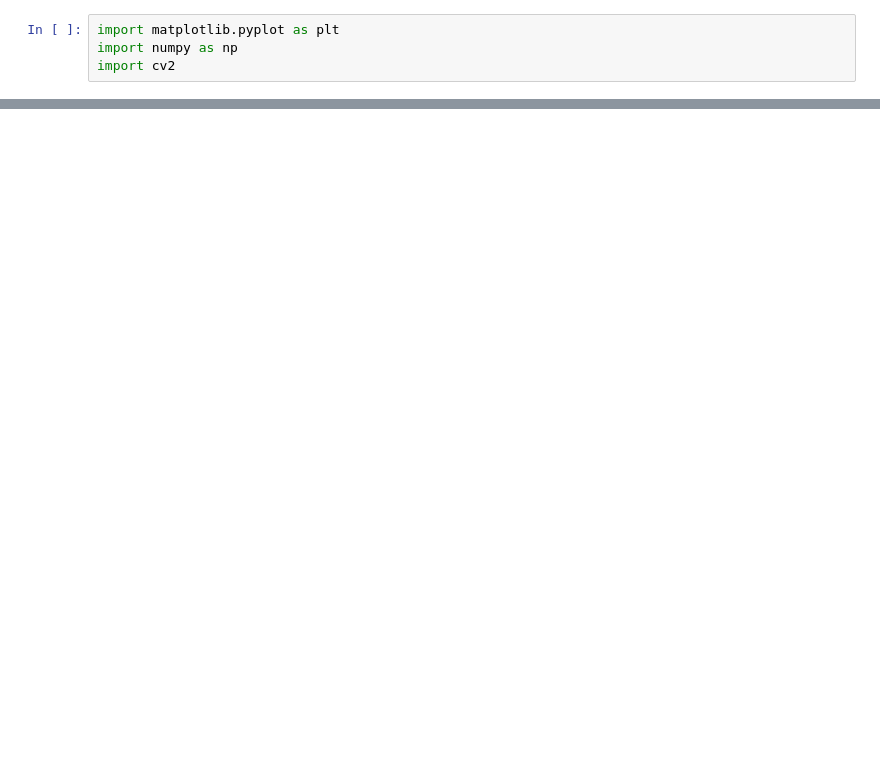
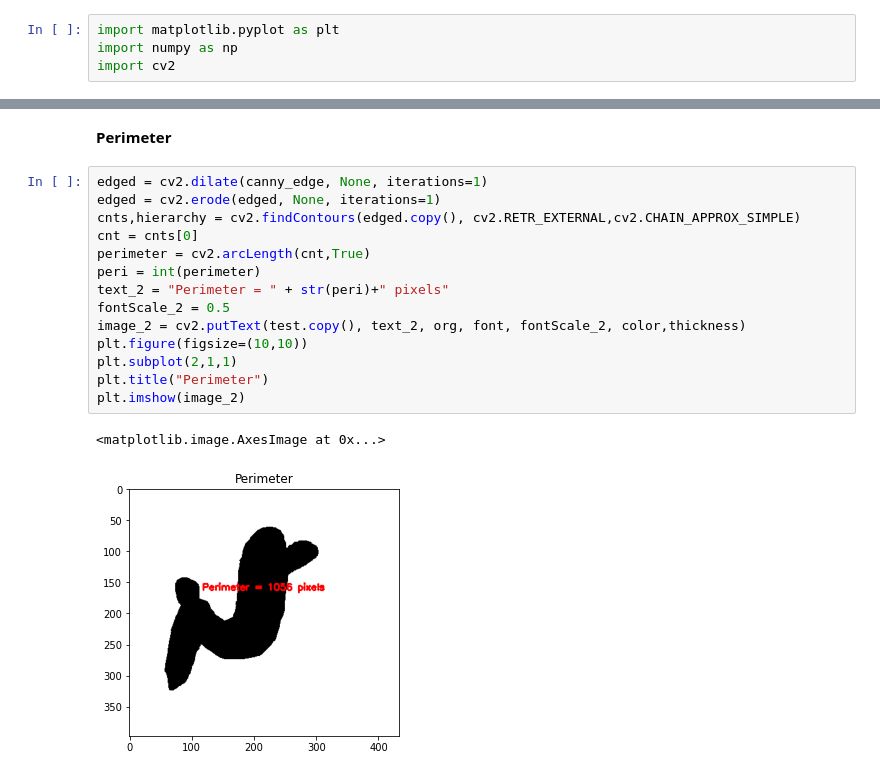
Before and after one commit to mayankmehra2606/Project-ML, a Jupyter notebook: CCC.ipynb, the cells around one changed output, grey strips where cells are left out. Cells and saved outputs as stored; diff of their text form; blank space fills up the shorter version.

```diff
--- a/CCC.ipynb
+++ b/CCC.ipynb
@@ -32,0 +38,19 @@ plt.imshow(test)
+# %% [markdown]
+**Perimeter**
+# %%
+edged = cv2.dilate(canny_edge, None, iterations=1)
+edged = cv2.erode(edged, None, iterations=1)
+cnts,hierarchy = cv2.findContours(edged.copy(), cv2.RETR_EXTERNAL,cv2.CHAIN_APPROX_SIMPLE)
+cnt = cnts[0]
+perimeter = cv2.arcLength(cnt,True)
+peri = int(perimeter)
+text_2 = "Perimeter = " + str(peri)+" pixels"
+fontScale_2 = 0.5
+image_2 = cv2.putText(test.copy(), text_2, org, font, fontScale_2, color,thickness)
+plt.figure(figsize=(10,10))
+plt.subplot(2,1,1)
+plt.title("Perimeter")
+plt.imshow(image_2)
+# %% [output]
+<matplotlib.image.AxesImage at 0x...>
+[figure, added]
```
Also changed, not shown: parts of 6 cells of this notebook.
